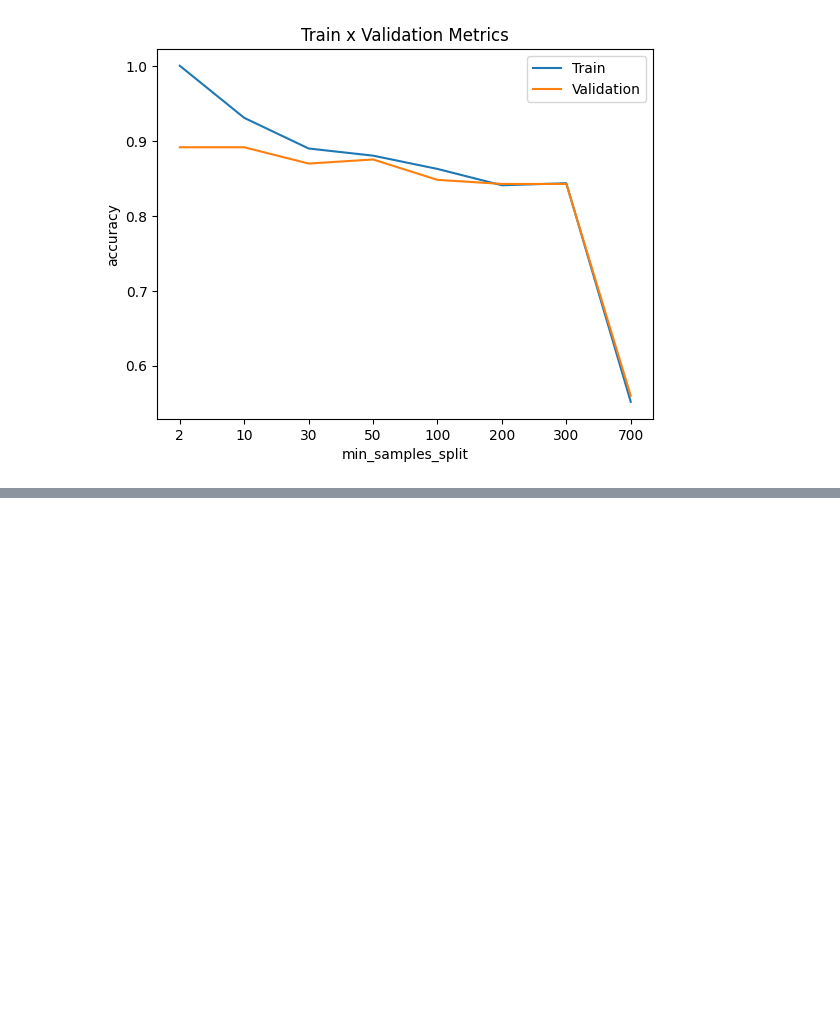
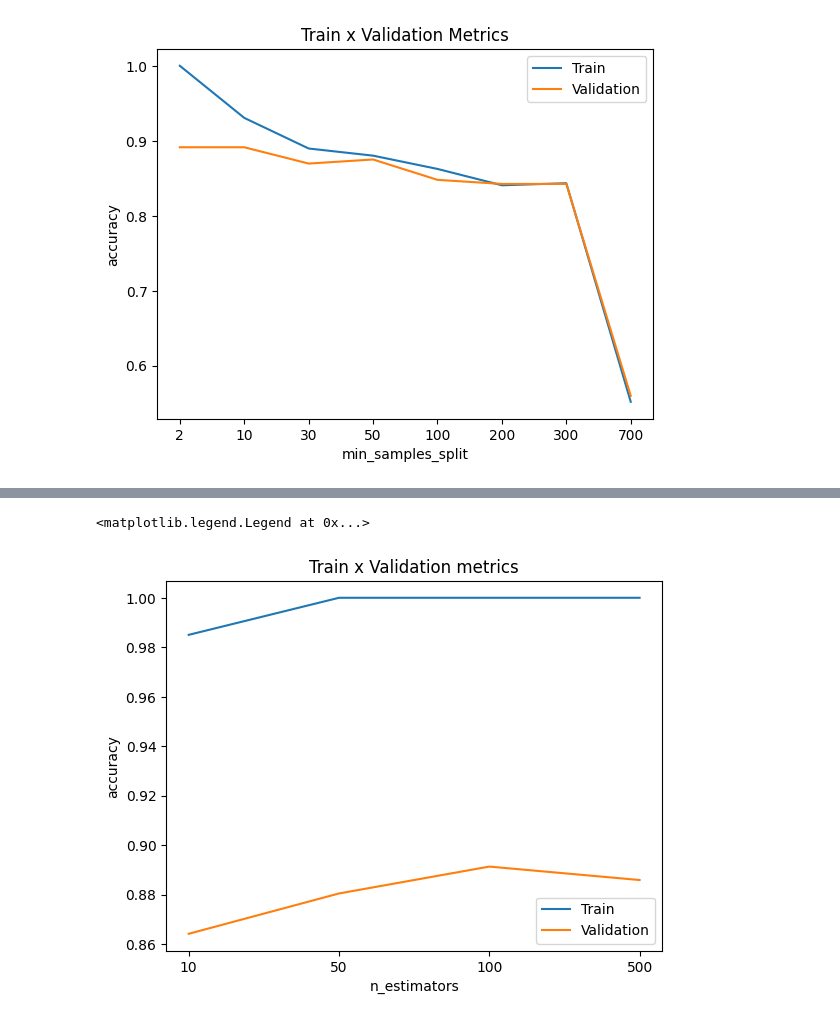
Before and after one commit to TylerWortley/machine-learning-practice, a Jupyter notebook: Advanced-Learning-Algorithms/decision_trees.ipynb, the cells around one changed output, grey strips where cells are left out. Cells and saved outputs as stored; diff of their text form; code cells hidden in the pictures; blank space fills up the shorter version.

Commit message:
Investigated Number of Parameters for Random Forests

```diff
--- a/Advanced-Learning-Algorithms/decision_trees.ipynb
+++ b/Advanced-Learning-Algorithms/decision_trees.ipynb
@@ -337,0 +338,26 @@ plt.legend(['Train', 'Validation'])
+# %%
+accuracy_list_train = []
+accuracy_list_val = []
+
+for n_estimators in n_estimators_list:
+    model = RandomForestClassifier(n_estimators = n_estimators, random_state = RANDOM_STATE)
+    model.fit(X_train, y_train)
+
+    predictions_train = model.predict(X_train)
+    accuracy_train = accuracy_score(predictions_train, y_train)
+    accuracy_list_train.append(accuracy_train)
+
+    predictions_val = model.predict(X_val)
+    accuracy_val = accuracy_score(predictions_val, y_val)
+    accuracy_list_val.append(accuracy_val)
+
+plt.title('Train x Validation metrics')
+plt.xlabel('n_estimators')
+plt.ylabel('accuracy')
+plt.xticks(ticks = range(len(n_estimators_list )),labels=n_estimators_list)
+plt.plot(accuracy_list_train)
+plt.plot(accuracy_list_val)
+plt.legend(['Train','Validation'])
+# %% [output]
+<matplotlib.legend.Legend at 0x...>
+[figure, added]
```
Also changed, not shown: parts of 2 cells of this notebook.
